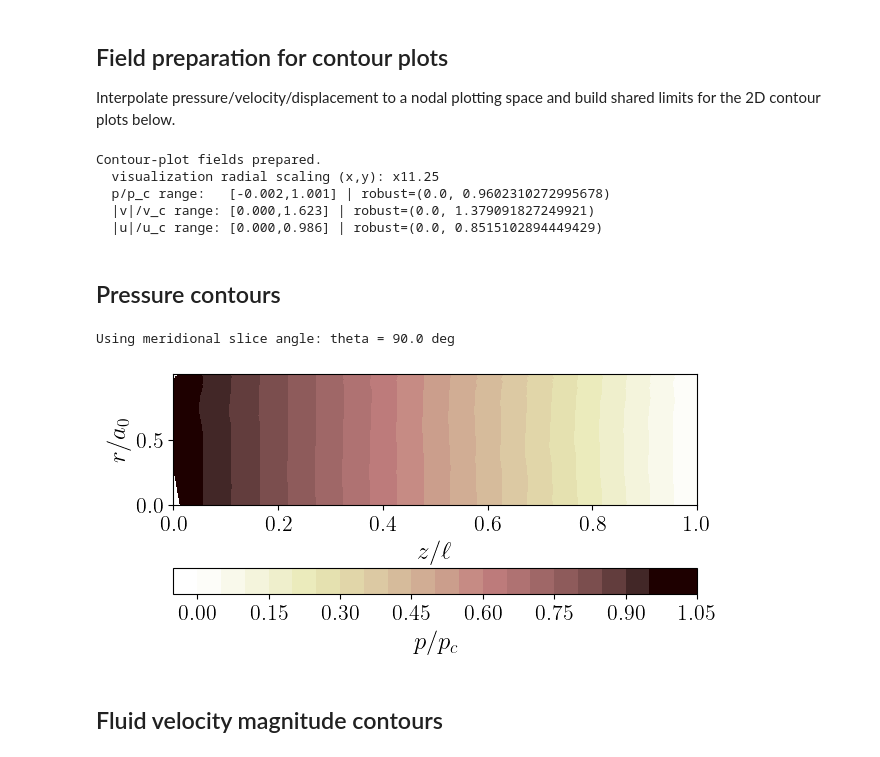
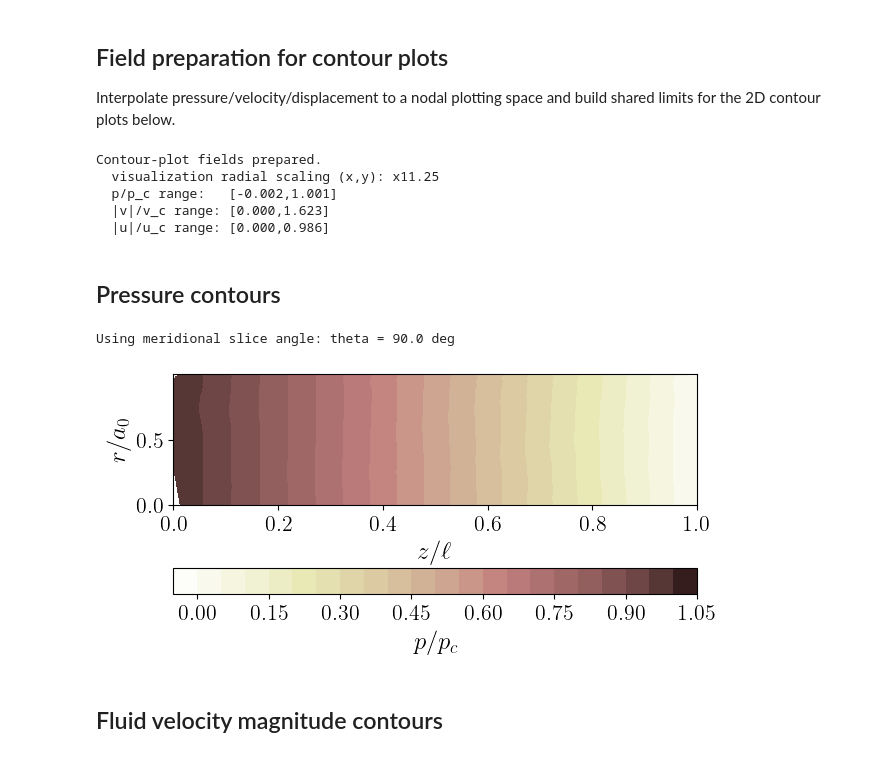
Before and after one commit to ichristov/soft-hydraulic-ale-fsi, a Jupyter notebook: ALE-FSIx_3D_tapered_steady.ipynb, the cells around one changed output. Drawn from its saved outputs; the diff is of its cells as text; code cells hidden in the pictures.

Commit message:
remove robust_limits function that was not robust

```diff
--- a/ALE-FSIx_3D_tapered_steady.ipynb
+++ b/ALE-FSIx_3D_tapered_steady.ipynb
@@ -1418,24 +1407,20 @@ camera_pos = [(-0.78 * L, 0.92 * viz_xy_scale * b0_outer, 0.62 * L),
               (0.08 * L, 0.02 * viz_xy_scale * b0_outer, 0.50 * L),
               (0.0, 1.0, 0.0)]
 
-clim_p = robust_limits(grid_fields.point_data['p/p_c'])
-clim_v = robust_limits(grid_fields.point_data['|v|/v_c'])
-clim_u = robust_limits(grid_fields.point_data['|u|/u_c'])
-
 print("Contour-plot fields prepared.")
 print(f"  visualization radial scaling (x,y): x{viz_xy_scale:.2f}")
 print(f"  p/p_c range:   [{grid_fields.point_data['p/p_c'].min():.3f}," \
-      f"{grid_fields.point_data['p/p_c'].max():.3f}] | robust={clim_p}")
+      f"{grid_fields.point_data['p/p_c'].max():.3f}]")
 print(f"  |v|/v_c range: [{grid_fields.point_data['|v|/v_c'].min():.3f}," \
-      f"{grid_fields.point_data['|v|/v_c'].max():.3f}] | robust={clim_v}")
+      f"{grid_fields.point_data['|v|/v_c'].max():.3f}]")
 print(f"  |u|/u_c range: [{grid_fields.point_data['|u|/u_c'].min():.3f}," \
-      f"{grid_fields.point_data['|u|/u_c'].max():.3f}] | robust={clim_u}")
+      f"{grid_fields.point_data['|u|/u_c'].max():.3f}]")
 # %% [output]
 Contour-plot fields prepared.
   visualization radial scaling (x,y): x11.25
-  p/p_c range:   [-0.002,1.001] | robust=(0.0, 0.9602310272995678)
-  |v|/v_c range: [0.000,1.623] | robust=(0.0, 1.379091827249921)
-  |u|/u_c range: [0.000,0.986] | robust=(0.0, 0.8515102894449429)
+  p/p_c range:   [-0.002,1.001]
+  |v|/v_c range: [0.000,1.623]
+  |u|/u_c range: [0.000,0.986]
 # %% [markdown]
 ## Pressure contours
 # %%
@@ -1457,35 +1442,35 @@ if pts.shape[0] < 3:
     raise RuntimeError("Too few points in theta-slice. Try a different theta or mesh resolution.")
 
 # Radial coordinate along chosen azimuth direction; keep the r >= 0 half-plane with tolerance.
 e_r = np.array([np.cos(theta), np.sin(theta)])
 r_signed = pts[:, 0] * e_r[0] + pts[:, 1] * e_r[1]
 r_tol = 1e-6 * max(1.0, float(np.max(np.abs(r_signed))))
 half_mask = r_signed >= -r_tol
 
 r_plot = np.maximum(np.asarray(r_signed[half_mask], dtype=float), 0.0)
 z_plot = np.asarray(pts[half_mask, 2], dtype=float)
 p_plot_2d = np.asarray(slice_theta.point_data['p/p_c'][half_mask], dtype=float)
 
 # Scale coordinates: z by ell, r by a0
 z_scaled = z_plot / L
 r_scaled = r_plot / a0
 
 # Simple/clean triangulated plot.
 triang = mtri.Triangulation(z_scaled, r_scaled)
 
 fig, ax = plt.subplots(tight_layout=True)
-contour = ax.tricontourf(triang, p_plot_2d, levels=20, cmap='pink_r', vmin=clim_p[0], vmax=clim_p[1])
+contour = ax.tricontourf(triang, p_plot_2d, levels=20, cmap='pink_r')
 fig.colorbar(contour, ax=ax, label=r'$p/p_c$', orientation='horizontal')
 
 ax.set_xlabel(r'$z/\ell$')
 ax.set_ylabel(r'$r/a_0$')
 
 ax.set_aspect(1 / 4)
 
 plt.show()
 # %% [output]
 Using meridional slice angle: theta = 90.0 deg
-[figure, old version]
+[figure, new version]
 # %% [markdown]
 ## Fluid velocity magnitude contours
 # %%
```
Also changed, not shown: parts of 8 cells of this notebook.
